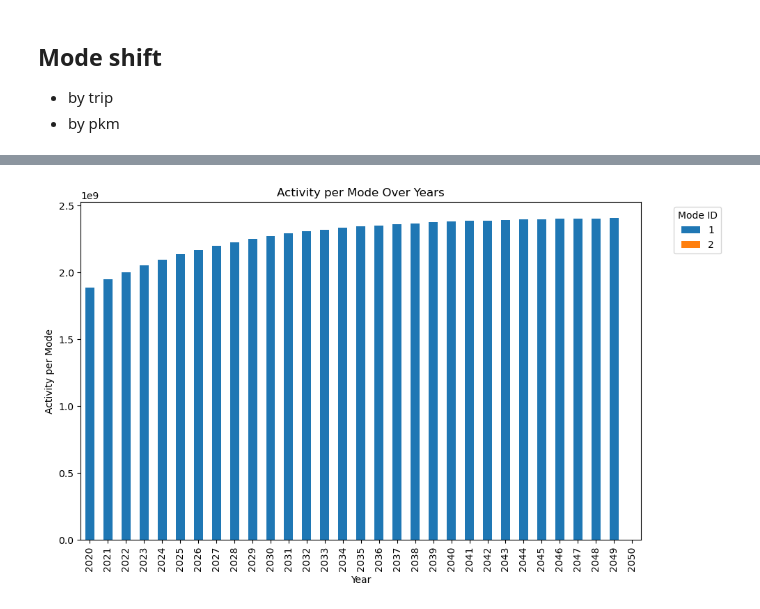
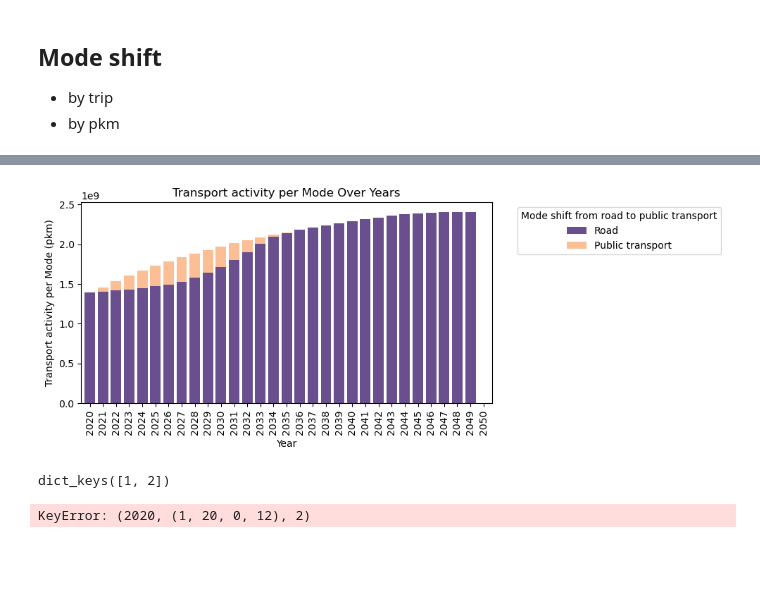
Before and after one commit to antoniamgolab/iDesignRES_transcompmodel, a Jupyter notebook: examples/Basque country/results_analysis.ipynb, the cells around one changed output, grey strips where cells are left out. Drawn from its saved outputs; the diff is of its cells as text; code cells hidden in the pictures; blank space fills up the shorter version.

```diff
--- a/examples/Basque country/results_analysis.ipynb
+++ b/examples/Basque country/results_analysis.ipynb
@@ -161,9 +165,9 @@ def get_vehicle_stock(by_income_class = False, income_class=None):
 
         for y in range(y_init, Y_end + 1):
             if not by_income_class:
-                total_veh_number = sum(h[(y, r, tv_id, g)] for g in range(g_init, y + 1) for r in range(0, 20))
+                total_veh_number = sum(h[(y, r, tv_id, g)] for g in range(g_init, y + 1) for r in odpair_list.keys() if (y, r, tv_id, g) in h.keys())
             else:
-                total_veh_number = sum(h[(y, r, tv_id, g)] for g in range(g_init, y + 1) for r in range(0, 20) if odpair_list[r]["financial_status"] == income_class and (y, r, tv_id, g) in h.keys())
+                total_veh_number = sum(h[(y, r, tv_id, g)] for g in range(g_init, y + 1) for r in odpair_list.keys() if odpair_list[r]["financial_status"] == income_class and (y, r, tv_id, g) in h.keys())
             techveh_stock[(y, tv_id)] = total_veh_number
     return techveh_stock
 # %%
@@ -194 +207,3 @@ plt.show()
+# %%
+tech_vehicle_names = [techvehicle_list[tech_id]["name"] for tech_id in techvehicle_list.keys()]
 # %%
@@ -235,13 +247,19 @@ technology_list = {item["id"]: item for item in technology_list}
 geographic_element_list = input_data["GeographicElement"]
 geographic_element_list = {item["id"]: item for item in geographic_element_list}
 
-def get_fuel_infr_plus():
+fuel_list = input_data["Fuel"]
+fuel_list = {item["id"]: item for item in fuel_list}
+
+def get_fuel_infr_plus(by_geographic_element = False, geographic_element=[]):
     q_plus_by_tech = {}
 
-    for t in technology_list.keys():
+    if not by_geographic_element:
+        geographic_element = geographic_element_list.keys()
+
+    for f in fuel_list.keys():
         for y in range(y_init, Y_end + 1):
-            total_expansion_per_y = sum(q_fuel_infr_plus[(y, t, e)] for e in geographic_element_list.keys() if (y, t, e) in q_fuel_infr_plus.keys())
-            q_plus_by_tech[(y, t)] = total_expansion_per_y
+            total_expansion_per_y = sum(q_fuel_infr_plus[(y0, f, e)] for y0 in range(y_init, y+1) for e in geographic_element if (y0, f, e) in q_fuel_infr_plus.keys())
+            q_plus_by_tech[(y, f)] = total_expansion_per_y
     return q_plus_by_tech
 # %%
 q_plus_by_tech = get_fuel_infr_plus()
@@ -387,15 +464,16 @@ path_list = input_data["Path"]
 path_list = {item["id"]: item for item in path_list}
 print(path_list)
 activity_per_mode =  {}
+financial_status_list = ["Commercial", "First quintile", "Second quintile", "Third quintile", "Fourth quintile", "Fifth quintile"]
 activity_per_mode_pkm = {}
 for mode in mode_list.keys():
     mode_id = mode_list[mode]["id"]
     mode_name = mode_list[mode]["name"]
 
     for y in range(y_init, Y_end):
-        total_activity_per_mode = sum(f[(y, (p, r, odpair_list[r]["path_id"]), (mode_id, tv), g)] for p in product_list.keys() for r in odpair_list.keys() for tv in techvehicle_list.keys() for g in range(g_init, y + 1) if (y, (p, r, odpair_list[r]["path_id"]), (mode_id, tv), g) in f.keys())
-        total_activity_per_mode_pkm = sum(f[(y, (p, r, odpair_list[r]["path_id"]), (mode_id, tv), g)] * path_list[odpair_list[r]["path_id"]]["length"] for p in product_list.keys() for r in odpair_list.keys() for tv in techvehicle_list.keys() for g in range(g_init, y + 1) if (y, (p, r, odpair_list[r]["path_id"]), (mode_id, tv), g) in f.keys())
-        total_pkm = sum(path_list[odpair_list[r]["path_id"]]["length"] for p in product_list.keys() for r in odpair_list.keys() for tv in techvehicle_list.keys() for g in range(g_init, y + 1) if (y, (p, r, odpair_list[r]["path_id"]), (mode_id, tv), g) in f.keys())
+        total_activity_per_mode = sum(f[(y, (p, r, odpair_list[r]["path_id"]), (mode_id, tv), g)] for p in product_list.keys() for r in odpair_list.keys() for tv in range(1, 17) for g in range(g_init, y + 1) if (y, (p, r, odpair_list[r]["path_id"]), (mode_id, tv), g) in f.keys() and odpair_list[r]["financial_status"] in financial_status_list)
+        total_activity_per_mode_pkm = sum(f[(y, (p, r, odpair_list[r]["path_id"]), (mode_id, tv), g)] * path_list[odpair_list[r]["path_id"]]["length"] for p in product_list.keys() for r in odpair_list.keys() for tv in range(1, 17) for g in range(g_init, y + 1) if (y, (p, r, odpair_list[r]["path_id"]), (mode_id, tv), g) in f.keys() and odpair_list[r]["financial_status"] in financial_status_list)
+        total_pkm = sum(path_list[odpair_list[r]["path_id"]]["length"] for p in product_list.keys() for r in odpair_list.keys() for tv in range(1, 17) for g in range(g_init, y + 1) if (y, (p, r, odpair_list[r]["path_id"]), (mode_id, tv), g) in f.keys() and odpair_list[r]["financial_status"] in financial_status_list)
         activity_per_mode[(y, mode_id)] = total_activity_per_mode
         activity_per_mode_pkm[(y, mode_id)] = total_activity_per_mode_pkm
         print("Year:", y, "Mode:", mode_name, "Activity:", total_activity_per_mode, "Activity pkm:", total_activity_per_mode_pkm, total_pkm)
@@ -441,21 +519,32 @@ plt.show()
 # %%
+mode_names = {1: "Road", 2: "Public transport"}
 
-fig, ax = plt.subplots(figsize=(10, 6))
+fig, ax = plt.subplots(figsize=(10, 4))
 
 years = range(y_init, Y_end + 1)
 mode_ids = list(set(mode_id for _, mode_id in activity_per_mode_pkm.keys()))
 
 # Prepare data for stacked bar plot
 data = {year: [activity_per_mode_pkm.get((year, mode_id), 0) for mode_id in mode_ids] for year in years}
 df = pd.DataFrame(data, index=mode_ids).T
 
 # Plotting
-df.plot(kind='bar', stacked=True, ax=ax)
+df.plot(kind='bar', stacked=True, ax=ax, color = ["#432371", "#faae7b"], alpha=0.8, width=0.8)
 ax.set_xlabel('Year')
-ax.set_ylabel('Activity per Mode')
-ax.set_title('Activity per Mode Over Years')
-plt.legend(title='Mode ID', bbox_to_anchor=(1.05, 1), loc='upper left')
+ax.set_ylabel('Transport activity per Mode (pkm)')
+ax.set_title('Transport activity per Mode Over Years')
+ax.legend(
+    labels=[mode_names[mode_id] for mode_id in mode_ids],
+    title='Mode shift from road to public transport',
+    bbox_to_anchor=(1.05, 1),
+    loc='upper left'
+)
 plt.tight_layout()
+plt.savefig(os.path.normpath(file_results + "/" + case_study_name + "_activity_per_mode_pkm.png"), transparent=True)
 plt.show()
 # %% [output]
-[figure, old version]
+[figure, new version]
+# %%
+print(mode_list.keys())
+# %% [output]
+dict_keys([1, 2])
@@ -461,0 +597,10 @@ plt.show()
+# %%
+# electricity
+# getting detour time
+detour_time_by_edge, detour_time_at_place = get_detour_time_by_edge(by_geom=True, by_fuel=True, geoms=["ES211"], fuels=["electricity"])
+
+for k in detour_time_at_place.keys():
+    print(k, detour_time_at_place[k])
+print(detour_time_at_place)
+# %% [output]
+KeyError: (2020, (1, 20, 0, 12), 2)
```
Also changed, not shown: parts of 23 cells of this notebook, 5 other files.
